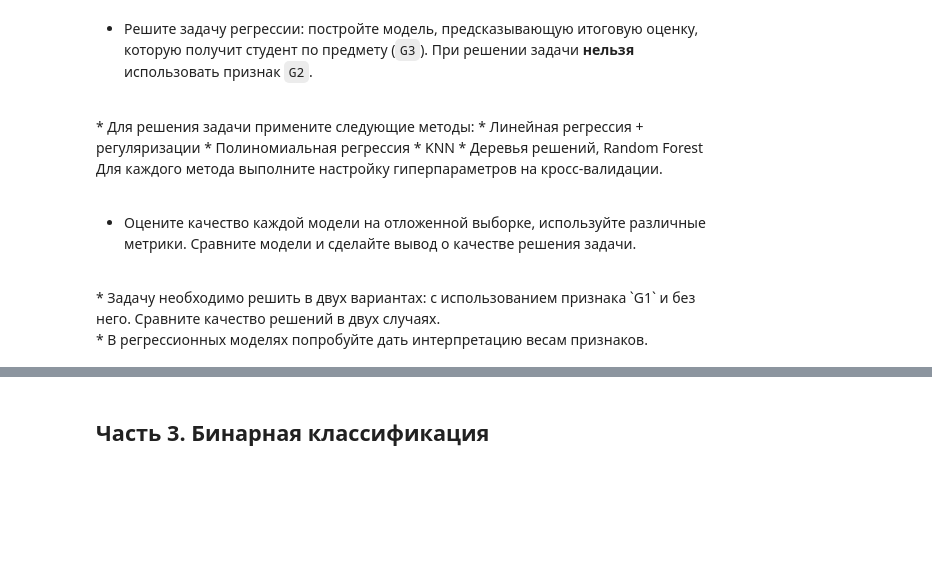
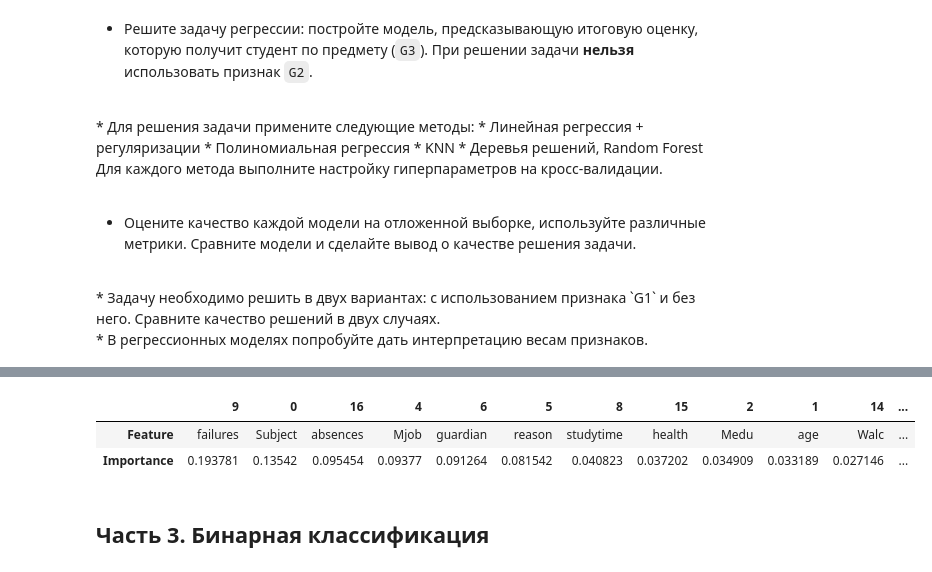
Before and after one commit to asbabiy/IAD-ML, a Jupyter notebook: Lab_3.Supervised_Learning.ipynb, the cells around one changed output, grey strips where cells are left out. Drawn from its saved outputs; the diff is of its cells as text; code cells hidden in the pictures; blank space fills up the shorter version.

```diff
--- a/Lab_3.Supervised_Learning.ipynb
+++ b/Lab_3.Supervised_Learning.ipynb
@@ -564,3 +588,10 @@ regression_tuner.get_best_models()
+# %%
+# Самыми важными являются количество пересдач, сам предмет и количество пропусков
+pd.DataFrame({"Feature": g12_cols, "Importance": best_reg_models["reg_g12"]["model"].feature_importances_}).sort_values(by="Importance", ascending=False).T
+# %% [output]
+|  | 9 | 0 | 16 | 4 | 6 | 5 | 8 | 15 | 2 | 1 | 14 | ... |
+| Feature | failures | Subject | absences | Mjob | guardian | reason | studytime | health | Medu | age | Walc | ... |
+| Importance | 0.193781 | 0.13542 | 0.095454 | 0.09377 | 0.091264 | 0.081542 | 0.040823 | 0.037202 | 0.034909 | 0.033189 | 0.027146 | ... |
 # %% [markdown]
 ## Часть 3. Бинарная классификация
 # %% [markdown]
```
Also changed, not shown: parts of 37 cells of this notebook, 1 other file.
